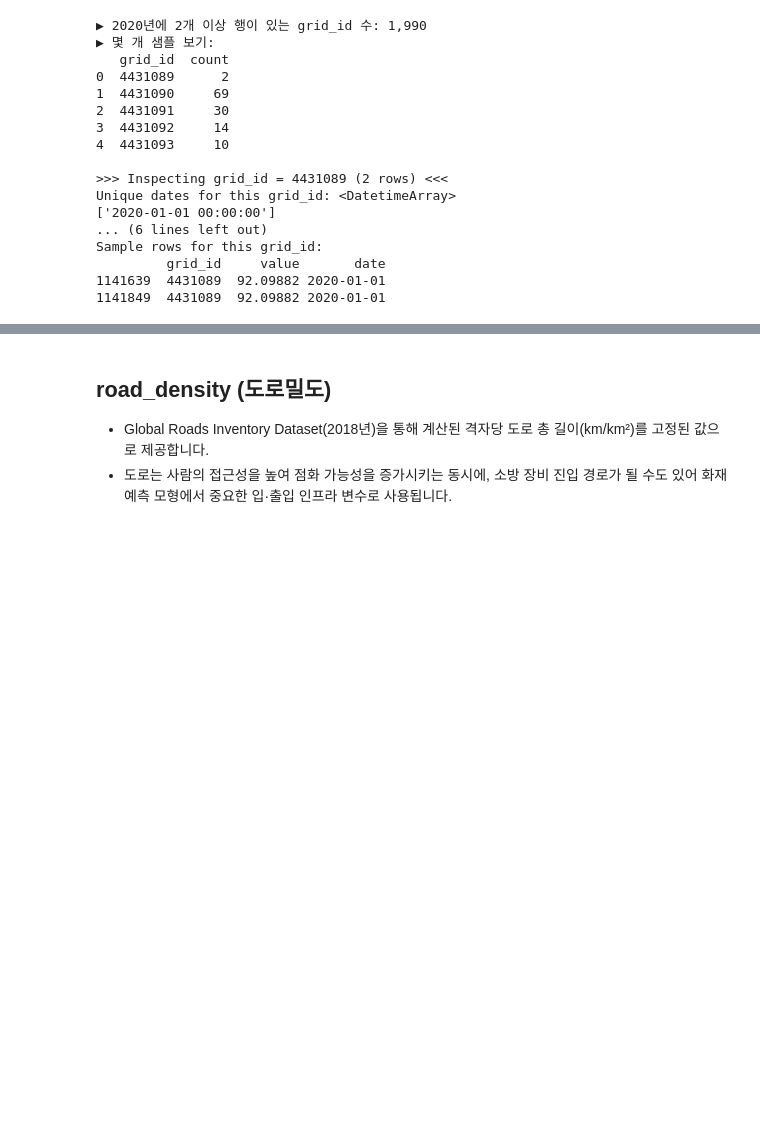
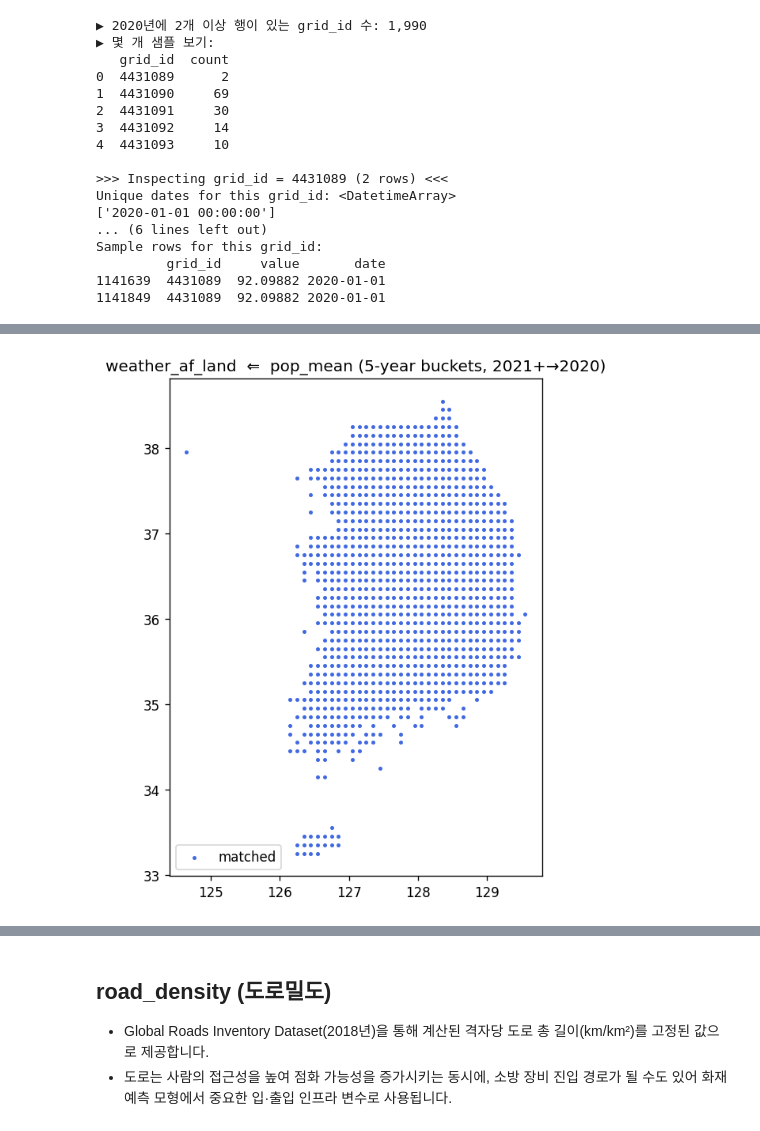
Before and after one commit to ToleranceKim/pof-model-korea, a Jupyter notebook: data/rest_data_consistency_check.ipynb, the cells around one changed output, grey strips where cells are left out. Cells and saved outputs as stored; diff of their text form; code cells hidden in the pictures; blank space fills up the shorter version.

```diff
--- a/data/rest_data_consistency_check.ipynb
+++ b/data/rest_data_consistency_check.ipynb
@@ -494,0 +397,97 @@ missing grid_id        : 0
+# %%
+# ──────────────────────────────────────────────────────────
+# 0) 라이브러리 & *새* 파일 경로
+# ──────────────────────────────────────────────────────────
+import pandas as pd
+import geopandas as gpd
+from shapely.geometry import Point
+import matplotlib.pyplot as plt
+
+# ⇩⇩ 사용자가 지정한 최신 경로 ⇩⇩
+p_weather = r"C:\Users\USER\Desktop\my_git\pof-model-korea\data\weather_af_land_2000_2024.parquet"
+p_pop     = r"C:\Users\USER\Desktop\my_git\pof-model-korea\data\population_density\combined_population_density_2000_2020.parquet"
+
+# ──────────────────────────────────────────────────────────
+# 1) 원본 데이터 로드
+# ──────────────────────────────────────────────────────────
+weather = pd.read_parquet(p_weather)
+pop     = pd.read_parquet(p_pop, columns=["grid_id", "value", "date"])
+
+# ──────────────────────────────────────────────────────────
+# 2) pop 전처리  ─ anchor_year(2000·2005·…·2020) + 평균
+# ──────────────────────────────────────────────────────────
+pop["date"] = pd.to_datetime(pop["date"], errors="coerce")
+pop["year"] = pop["date"].dt.year
+
+# 5 년 구간 기준 anchor_year 계산 (2000~2020 사이만 유지)
+pop["anchor_year"] = (pop["year"] // 5 * 5).clip(lower=2000, upper=2020).astype("int64")
+
+pop_yearly = (
+    pop[pop["anchor_year"].between(2000, 2020)]
+    .groupby(["grid_id", "anchor_year"], as_index=False)["value"]
+    .mean()
+    .rename(columns={"value": "pop_mean"})
+)
+
+# ──────────────────────────────────────────────────────────
+# 3) weather 전처리 ─ anchor_year 계산 & dtype 통일(int64)
+# ──────────────────────────────────────────────────────────
+weather["date"] = pd.to_datetime(weather["date"], errors="coerce")
+weather["year"] = weather["date"].dt.year
+
+weather["anchor_year"] = (
+    (weather["year"] // 5 * 5)            # 5-year 버킷
+    .clip(lower=2000, upper=2020)         # 2021+ → 2020
+    .astype("int64")                      # pop_yearly 와 dtype 맞춤
+)
+
+# ──────────────────────────────────────────────────────────
+# 4) 병합 (grid_id, anchor_year)
+# ──────────────────────────────────────────────────────────
+weather_pop = weather.merge(
+    pop_yearly,
+    on=["grid_id", "anchor_year"],
+    how="left",
+    indicator="_merge_pop"
+)
+print("병합 결과 분포:")
+print(weather_pop["_merge_pop"].value_counts())
+
+# 필요없는 열 정리
+weather_pop = weather_pop.drop(columns=["_merge_pop"])
+
+# ──────────────────────────────────────────────────────────
+# 5) (선택) 결측 개수 확인
+# ──────────────────────────────────────────────────────────
+print("▶ pop_mean 결측 행 수:", weather_pop["pop_mean"].isna().sum())
+
+# ──────────────────────────────────────────────────────────
+# 6) (선택) 매칭/누락 지점 시각화
+# ──────────────────────────────────────────────────────────
+matched_ids = weather_pop.loc[weather_pop["pop_mean"].notna(), "grid_id"].unique()
+missing_ids = weather_pop.loc[weather_pop["pop_mean"].isna(),  "grid_id"].unique()
+
+def grid_to_lonlat(gid, nlon=3600):
+    row, col = divmod(int(gid), nlon)
+    return -180 + 0.1 * (col + 0.5), -90 + 0.1 * (row + 0.5)
+
+gdf_matched = gpd.GeoDataFrame(
+    geometry=[Point(*grid_to_lonlat(g)) for g in matched_ids],
+    crs="EPSG:4326"
+)
+gdf_missing = gpd.GeoDataFrame(
+    geometry=[Point(*grid_to_lonlat(g)) for g in missing_ids],
+    crs="EPSG:4326"
+)
+
+fig, ax = plt.subplots(figsize=(6, 6))
+if not gdf_matched.empty:
+    gdf_matched.plot(ax=ax, color="royalblue", markersize=4, label="matched")
+if not gdf_missing.empty:
+    gdf_missing.plot(ax=ax, color="crimson",  markersize=4, label="missing")
+
+ax.set_title("weather_af_land  ⇐  pop_mean (5-year buckets, 2021+→2020)")
+ax.legend(loc="lower left")
+plt.tight_layout()
+plt.show()
+# %% [output]
@@ -494,0 +501 @@ missing grid_id        : 0
+[figure, added]
```
Also changed, not shown: parts of 74 cells of this notebook, 40 other files.
